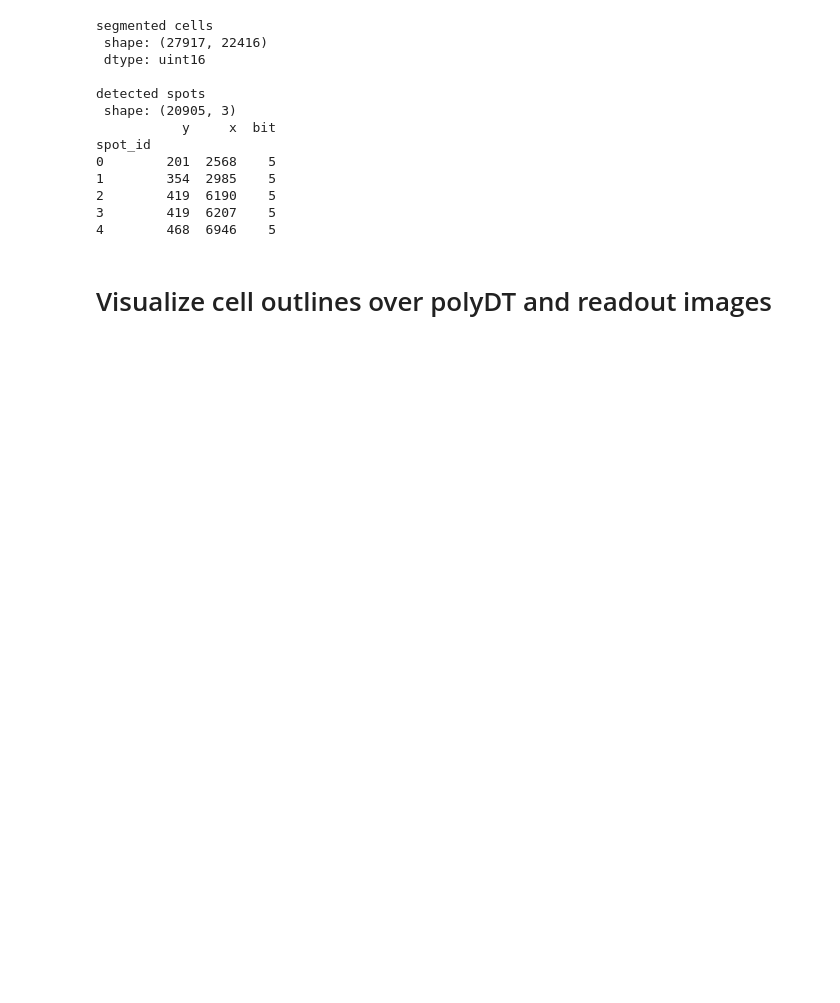
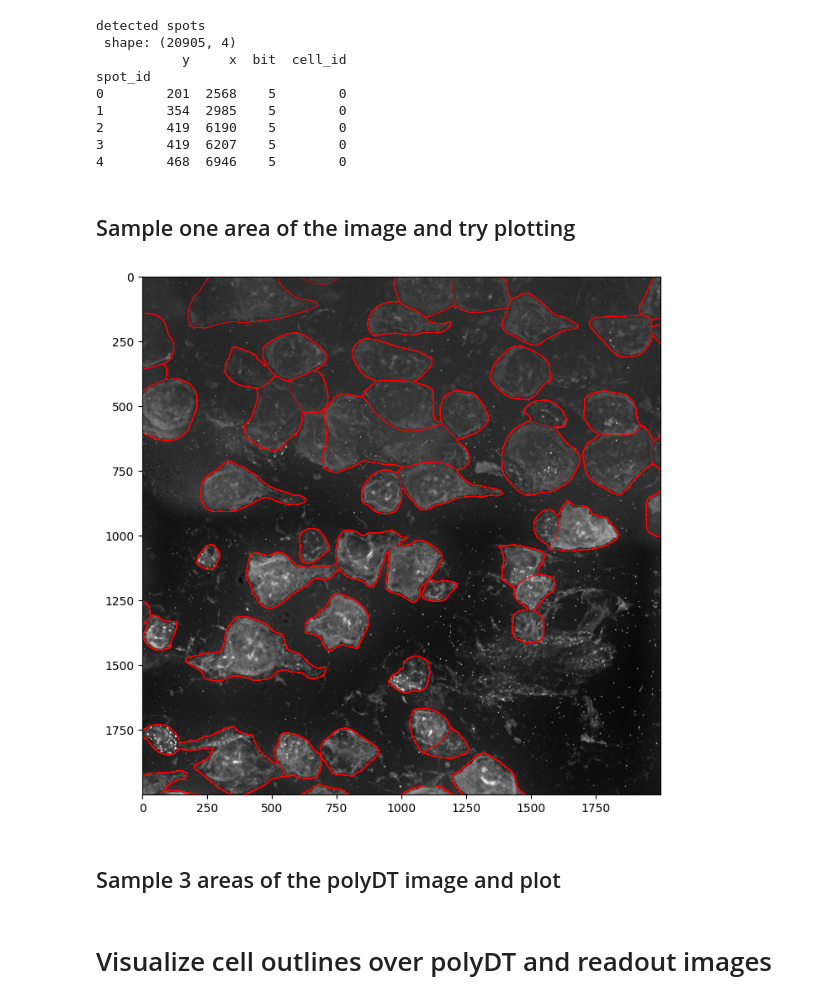
Before and after one commit to mspend/big-fish-examples, a Jupyter notebook: bioprotean_smfish/plots/paper_figs.ipynb, the cells around one changed output. Saved outputs shown, nothing was run; the diff lists cells and outputs as text; code cells hidden in the pictures; blank space fills up the shorter version.

Commit message:
sample an area of the polyDT image and plot cell outlines over it

```diff
--- a/bioprotean_smfish/plots/paper_figs.ipynb
+++ b/bioprotean_smfish/plots/paper_figs.ipynb
@@ -57,30 +75,53 @@ image_contrasted = stack.rescale(rna, channel_to_stretch=0)
 # %%
-# segmented cells
-segmentation = data / "big_fish" / "segmentation"
-path = os.path.join(segmentation, "fiducial_no_downsampling_masks.ome.tiff")
-cell_label = stack.read_image(path)
-print("segmented cells")
-print("\r shape: {0}".format(cell_label.shape))
-print("\r dtype: {0}".format(cell_label.dtype), "\n")
+# load in detected spots
 
-# detected spots
 output_dir = data / "big_fish" / "results" / "all_tiles_2D"
-spots_path = os.path.join(output_dir, "spots_bit_5.csv")
-spots = pd.read_csv(spots_path, index_col=0, usecols=["spot_id", "y", "x", "bit"])
+spots_path_bit5 = os.path.join(output_dir, "spots_bit_5.csv")
+spots_bit5 = pd.read_csv(spots_path_bit5, index_col=0, usecols=["spot_id", "y", "x", "bit", "cell_id"])
 print("detected spots")
-print("\r shape: {0}".format(spots.shape))
-print(spots.head())
+print("\r shape: {0}".format(spots_bit5.shape))
+print(spots_bit5.head())
 # %% [output]
-segmented cells
- shape: (27917, 22416)
- dtype: uint16
-
 detected spots
- shape: (20905, 3)
-           y     x  bit
+ shape: (20905, 4)
+           y     x  bit  cell_id
 spot_id
-0        201  2568    5
-1        354  2985    5
-2        419  6190    5
-3        419  6207    5
-4        468  6946    5
+0        201  2568    5        0
+1        354  2985    5        0
+2        419  6190    5        0
+3        419  6207    5        0
+4        468  6946    5        0
+# %% [markdown]
+## Sample one area of the image and try plotting
+# %%
+# Three 2000 x 2000 regions: (y_min, y_max, x_min, x_max)
+
+regions = {
+    "top_left":     (3000, 5000, 3000, 5000),
+    "center":       (13000, 15000, 10200, 12200),
+    "bottom_right": (22000, 24000, 17000, 19000),
+}
+# %%
+y_min, y_max, x_min, x_max = regions["center"]
+
+polydt_image_crop = polyDT_image_contrasted[y_min:y_max, x_min:x_max]
+# %%
+# crop the cellpose outlines too
+mask_crop = cell_label[y_min:y_max, x_min:x_max]
+# %%
+fig, ax = plt.subplots(figsize=(8, 8))
+
+ax.imshow(polydt_image_crop, cmap="gray")
+
+ax.contour(
+    mask_crop,
+    levels=np.unique(mask_crop)[1:],
+    colors="red",
+    linewidths=0.5
+)
+
+plt.show()
+# %% [output]
+[figure, added]
+# %% [markdown]
+## Sample 3 areas of the polyDT image and plot
```
Also changed, not shown: parts of 8 cells of this notebook.
